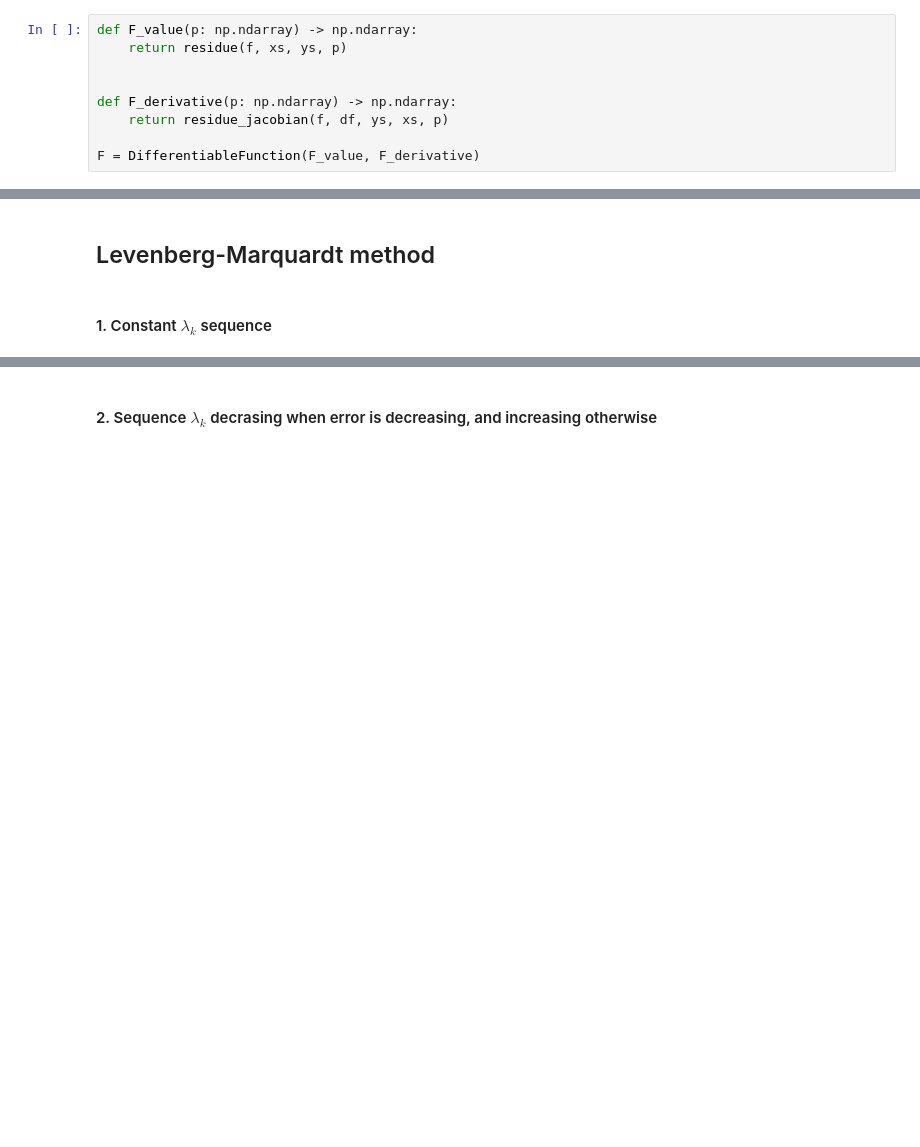
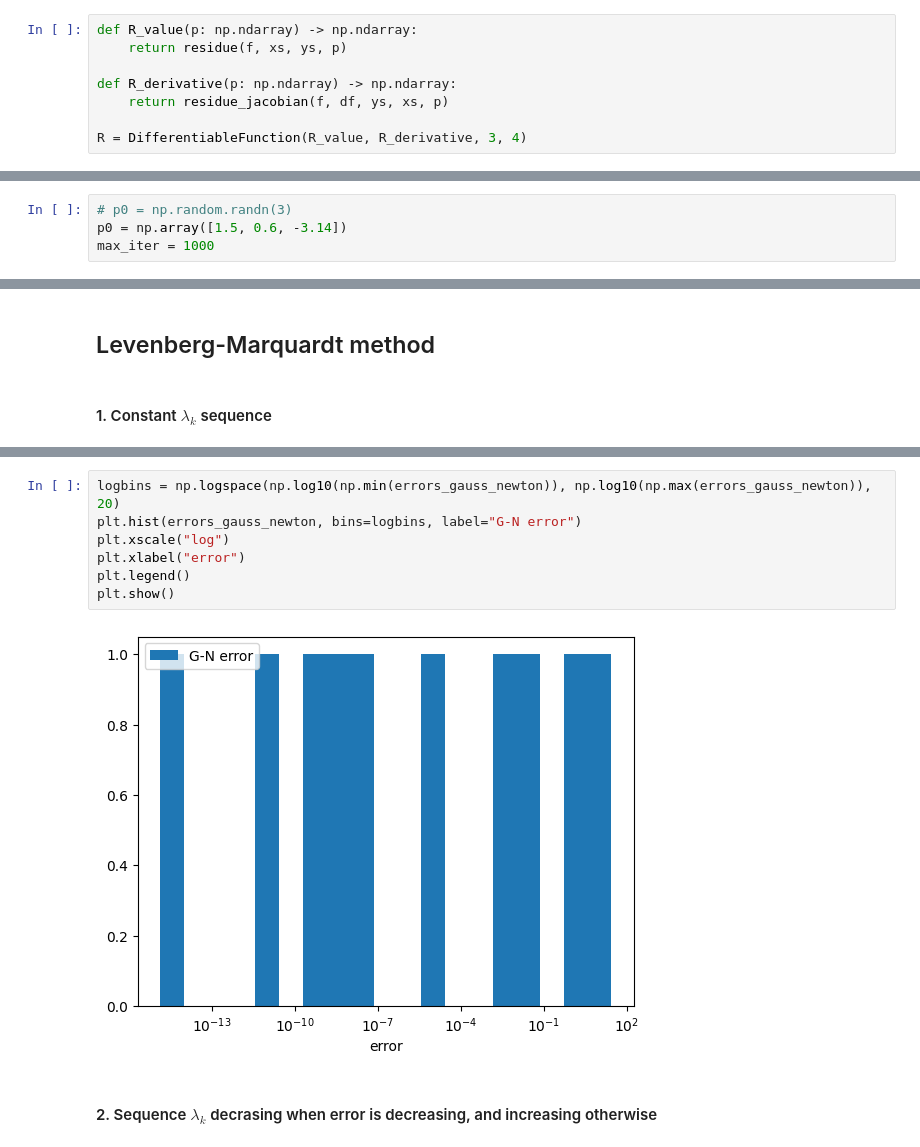
Before and after one commit to Perlik476/MNUMAD-optimizers, a Jupyter notebook: project/test.ipynb, the cells around one changed output, grey strips where cells are left out. Cells and saved outputs as stored; diff of their text form; blank space fills up the shorter version.

```diff
--- a/project/test.ipynb
+++ b/project/test.ipynb
@@ -67,9 +73,8 @@ array([[ -0.76568167,  -1.53136334,  -0.76568167],
 # %%
-def F_value(p: np.ndarray) -> np.ndarray:
+def R_value(p: np.ndarray) -> np.ndarray:
     return residue(f, xs, ys, p)
 
-
-def F_derivative(p: np.ndarray) -> np.ndarray:
+def R_derivative(p: np.ndarray) -> np.ndarray:
     return residue_jacobian(f, df, ys, xs, p)
 
-F = DifferentiableFunction(F_value, F_derivative)
+R = DifferentiableFunction(R_value, R_derivative, 3, 4)
@@ -75,0 +116,4 @@ F = DifferentiableFunction(F_value, F_derivative)
+# %%
+# p0 = np.random.randn(3)
+p0 = np.array([1.5, 0.6, -3.14])
+max_iter = 1000
@@ -102,3 +202,12 @@ array([1.00068535, 2.00028779, 2.99989023, 3.99949268])
+# %%
+logbins = np.logspace(np.log10(np.min(errors_gauss_newton)), np.log10(np.max(errors_gauss_newton)), 20)
+plt.hist(errors_gauss_newton, bins=logbins, label="G-N error")
+plt.xscale("log")
+plt.xlabel("error")
+plt.legend()
+plt.show()
+# %% [output]
+[figure, added]
 # %% [markdown]
 #### 2. Sequence $\lambda_k$ decrasing when error is decreasing, and increasing otherwise
 # %%
```
Also changed, not shown: parts of 24 cells of this notebook, 1 other file.
